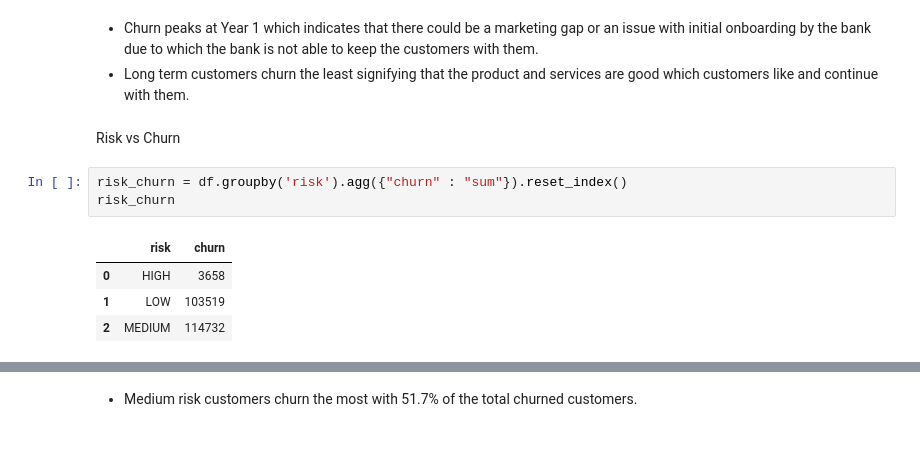
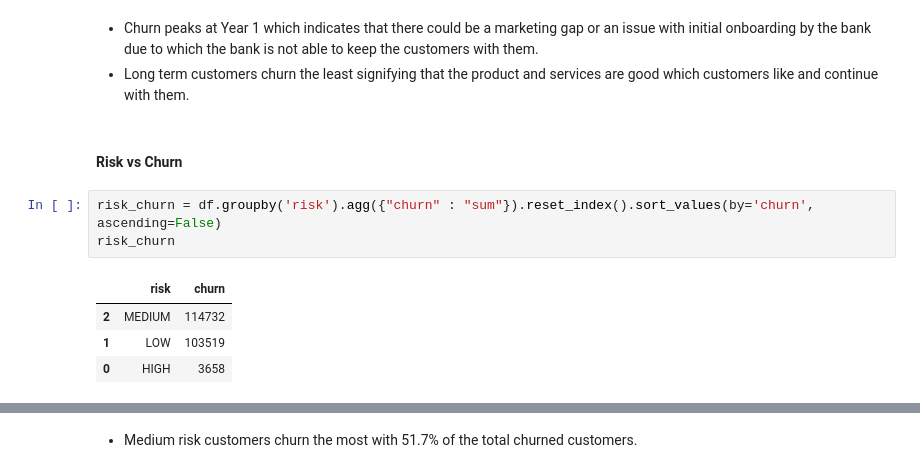
Before and after one commit to abhishektarun09/Bank-Customer-Churn-and-Retention-Analysis, a Jupyter notebook: notebooks/02_customer_churn_analysis.ipynb, the cells around one changed output, grey strips where cells are left out. Cells and saved outputs as stored; diff of their text form; blank space fills up the shorter version.

```diff
--- a/notebooks/02_customer_churn_analysis.ipynb
+++ b/notebooks/02_customer_churn_analysis.ipynb
@@ -209,13 +224,13 @@ years_churn
 - Churn peaks at Year 1 which indicates that there could be a marketing gap or an issue with initial onboarding by the bank due to which the bank is not able to keep the customers with them.
 - Long term customers churn the least signifying that the product and services are good which customers like and continue with them.
 # %% [markdown]
-Risk vs Churn
+#### Risk vs Churn
 # %%
-risk_churn = df.groupby('risk').agg({"churn" : "sum"}).reset_index()
+risk_churn = df.groupby('risk').agg({"churn" : "sum"}).reset_index().sort_values(by='churn', ascending=False)
 risk_churn
 # %% [output]
 |  | risk | churn |
+| 2 | MEDIUM | 114732 |
+| 1 | LOW | 103519 |
 | 0 | HIGH | 3658 |
-| 1 | LOW | 103519 |
-| 2 | MEDIUM | 114732 |
 # %%
```
Also changed, not shown: parts of 32 cells of this notebook.
